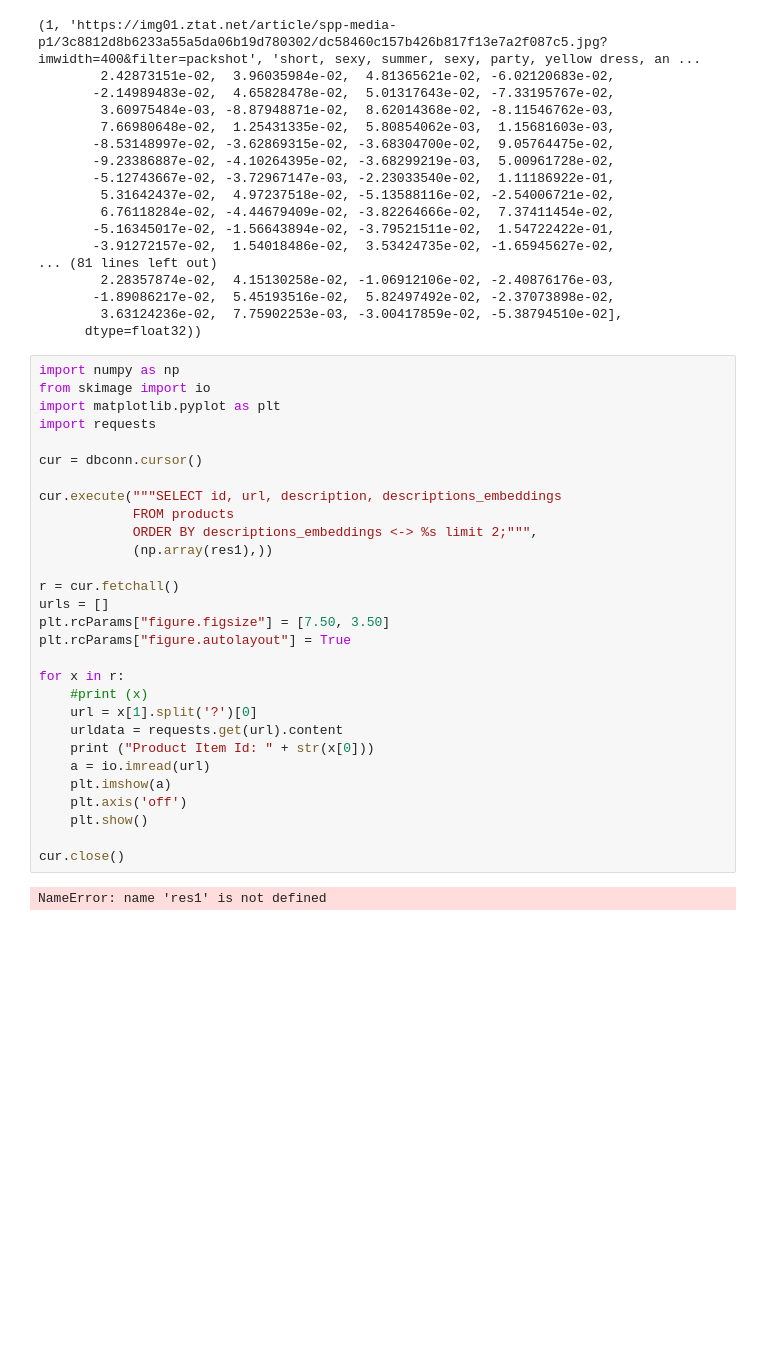
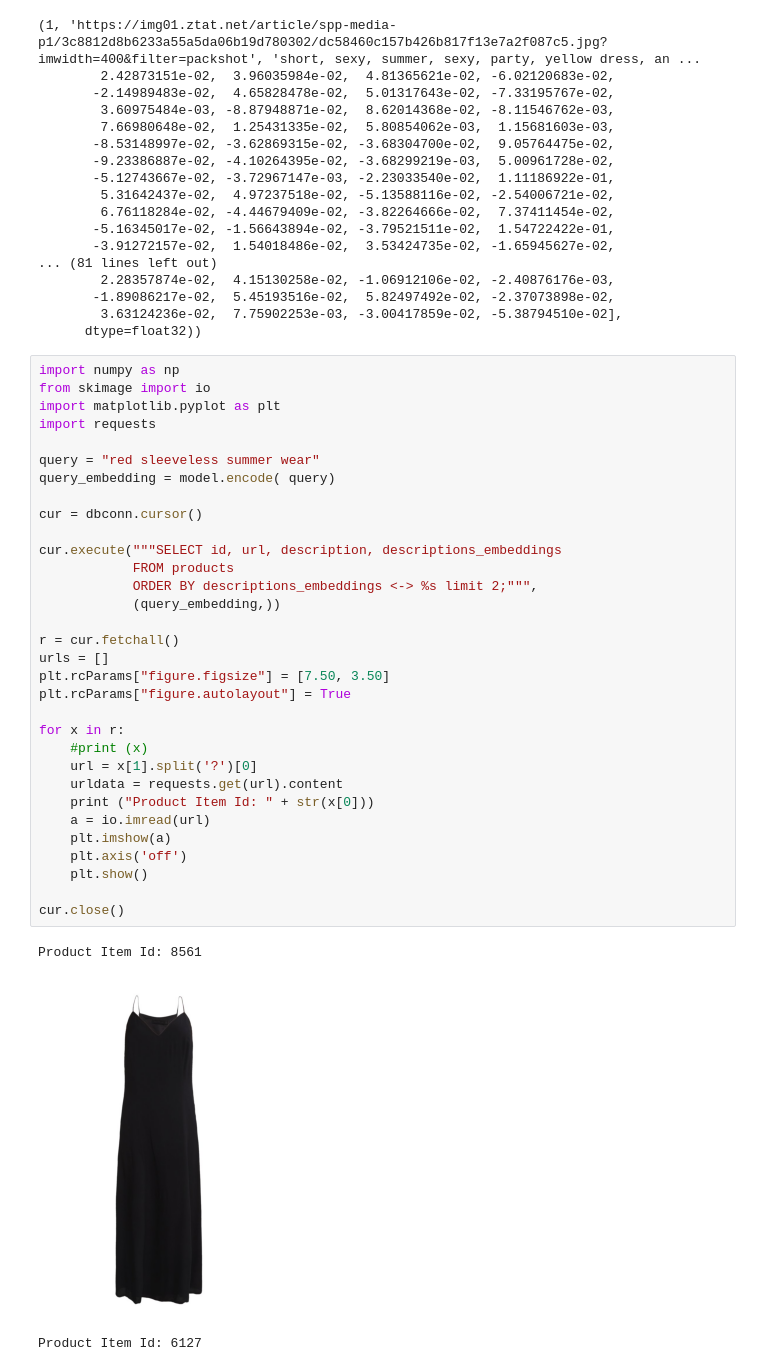
Before and after one commit to smatiolids/vector-dbs, a Jupyter notebook: Postgres - Pgvector.ipynb, the cells around one changed output. Cells and saved outputs as stored; diff of their text form; blank space fills up the shorter version.

```diff
--- a/Postgres - Pgvector.ipynb
+++ b/Postgres - Pgvector.ipynb
@@ -201,31 +201,36 @@ cur.close()
 # %%
 import numpy as np
 from skimage import io
 import matplotlib.pyplot as plt
 import requests
 
+query = "red sleeveless summer wear"
+query_embedding = model.encode( query)
+
 cur = dbconn.cursor()
 
 cur.execute("""SELECT id, url, description, descriptions_embeddings
             FROM products
             ORDER BY descriptions_embeddings <-> %s limit 2;""",
-            (np.array(res1),))
+            (query_embedding,))
 
 r = cur.fetchall()
 urls = []
 plt.rcParams["figure.figsize"] = [7.50, 3.50]
 plt.rcParams["figure.autolayout"] = True
 
 for x in r:
     #print (x)
     url = x[1].split('?')[0]
     urldata = requests.get(url).content
     print ("Product Item Id: " + str(x[0]))
     a = io.imread(url)
     plt.imshow(a)
     plt.axis('off')
     plt.show()
 
 cur.close()
 # %% [output]
-NameError: name 'res1' is not defined
+Product Item Id: 8561
+[figure, added]
+Product Item Id: 6127
```
Also changed, not shown: parts of 4 cells of this notebook.
